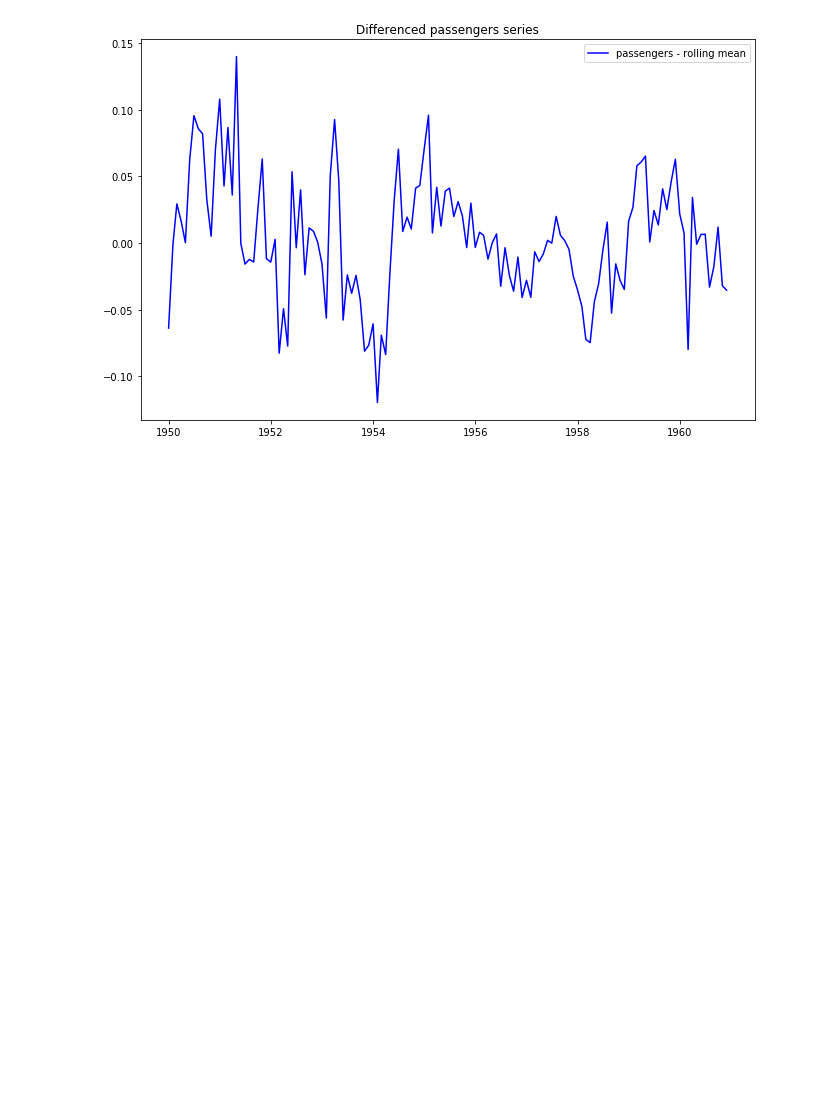
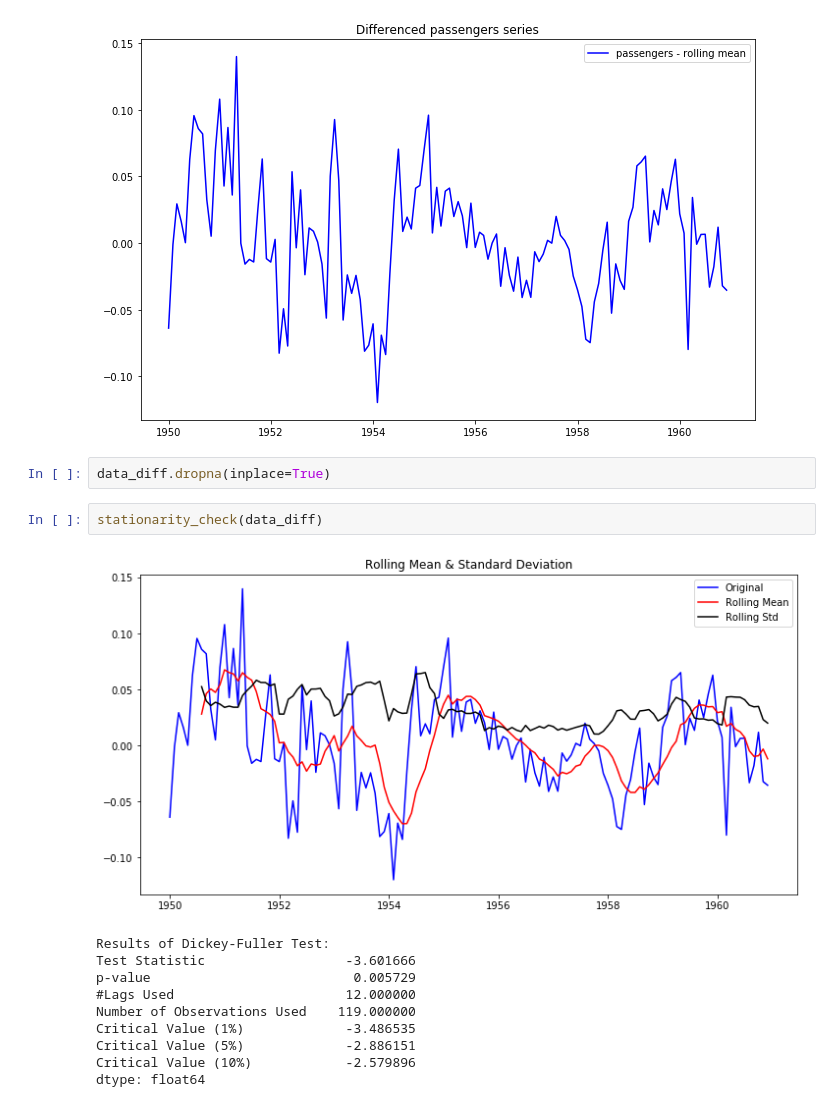
Before and after one commit to victoria-zhou/ML_Practice, a Jupyter notebook: machine_learning/Supervised_Learning/time_series_removing_trends.ipynb, the cells around one changed output. Drawn from its saved outputs; the diff is of its cells as text; blank space fills up the shorter version.

```diff
--- a/machine_learning/Supervised_Learning/time_series_removing_trends.ipynb
+++ b/machine_learning/Supervised_Learning/time_series_removing_trends.ipynb
@@ -235,3 +235,18 @@ plt.title('Differenced passengers series')
 plt.show(block=False)
 # %% [output]
 [figure]
+# %%
+data_diff.dropna(inplace=True)
+# %%
+stationarity_check(data_diff)
+# %% [output]
+[figure, added]
+Results of Dickey-Fuller Test:
+Test Statistic                  -3.601666
+p-value                          0.005729
+#Lags Used                      12.000000
+Number of Observations Used    119.000000
+Critical Value (1%)             -3.486535
+Critical Value (5%)             -2.886151
+Critical Value (10%)            -2.579896
+dtype: float64
```
Also changed, not shown: parts of 1 cell of this notebook, 1 other file.
